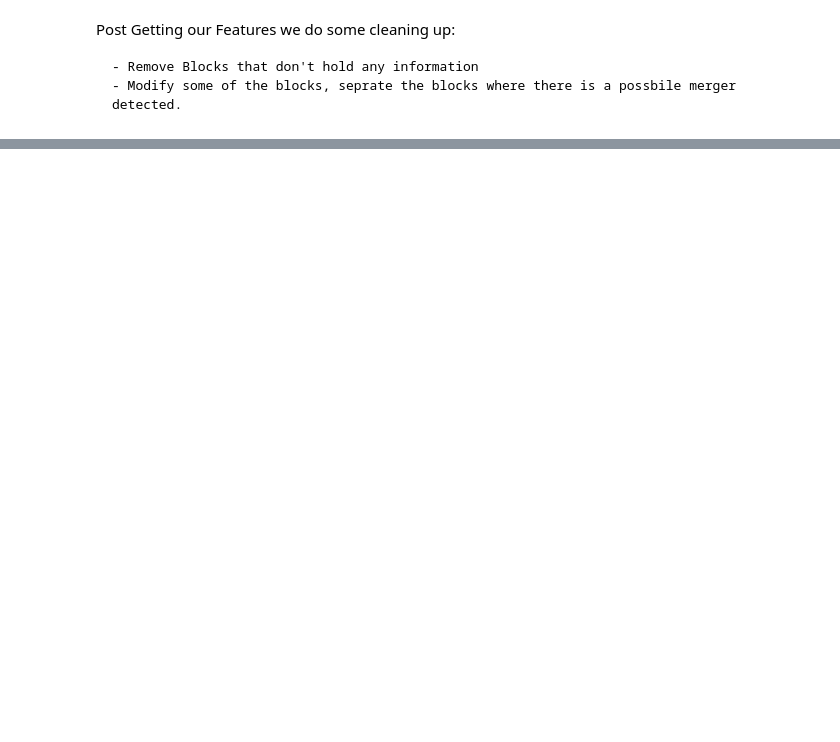
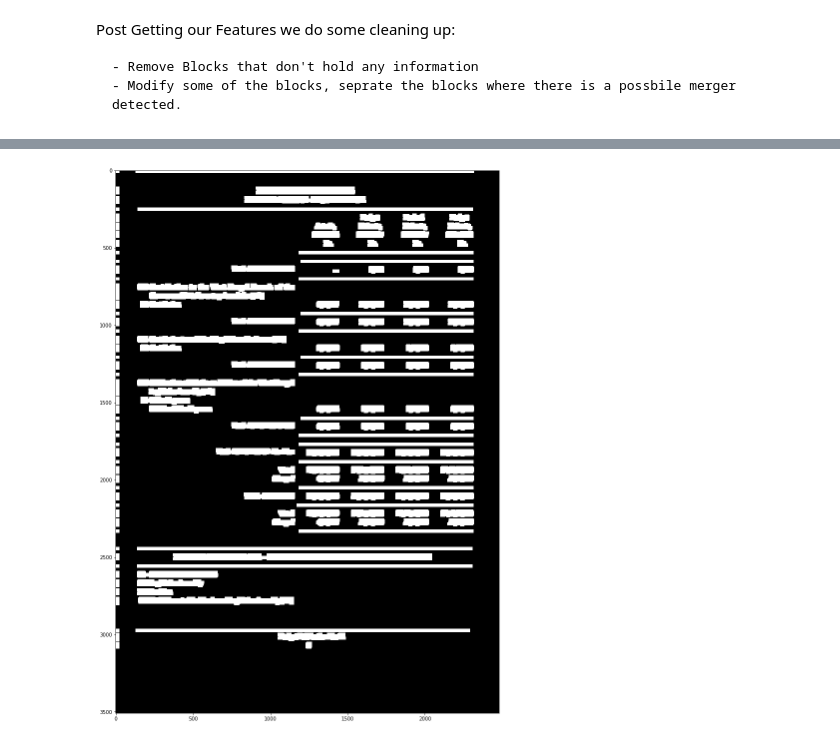
Before and after one commit to cbgaindia/parsers, a Jupyter notebook: research/PDF To CSV Pipeline - Combining the blocks.ipynb, the cells around one changed output, grey strips where cells are left out. Drawn from its saved outputs; the diff is of its cells as text; code cells hidden in the pictures; blank space fills up the shorter version.

```diff
--- a/research/PDF To CSV Pipeline - Combining the blocks.ipynb
+++ b/research/PDF To CSV Pipeline - Combining the blocks.ipynb
@@ -268,0 +680,4 @@ Post Getting our Features we do some cleaning up:
+# %%
+plot_page(feature_extractor.img_with_blocks)
+# %% [output]
+[figure, added]
```
Also changed, not shown: parts of 33 cells of this notebook.
